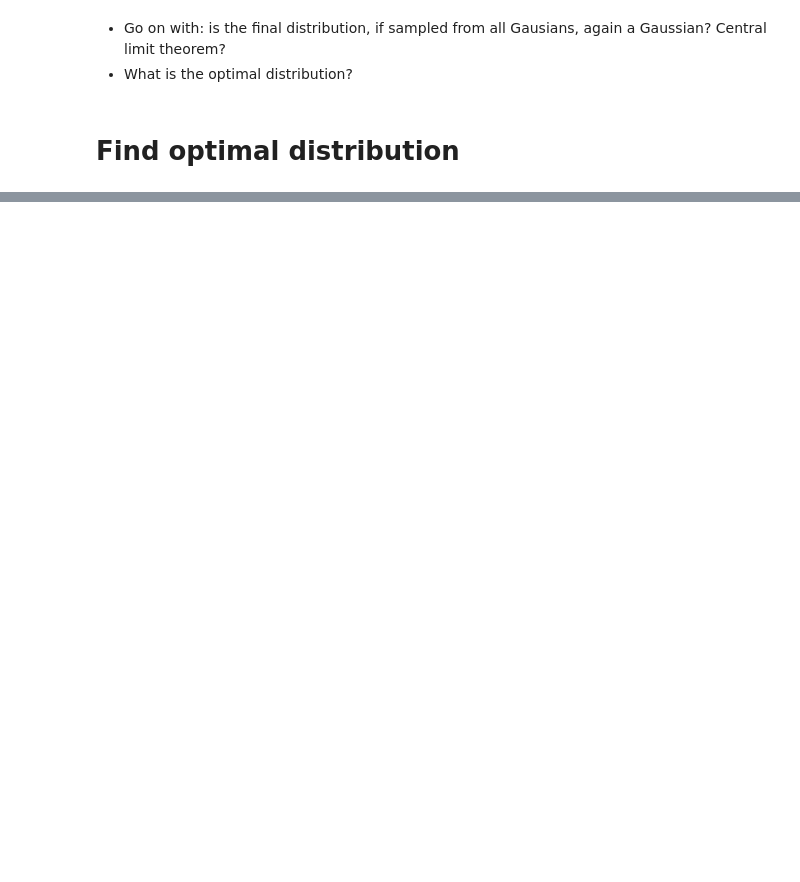
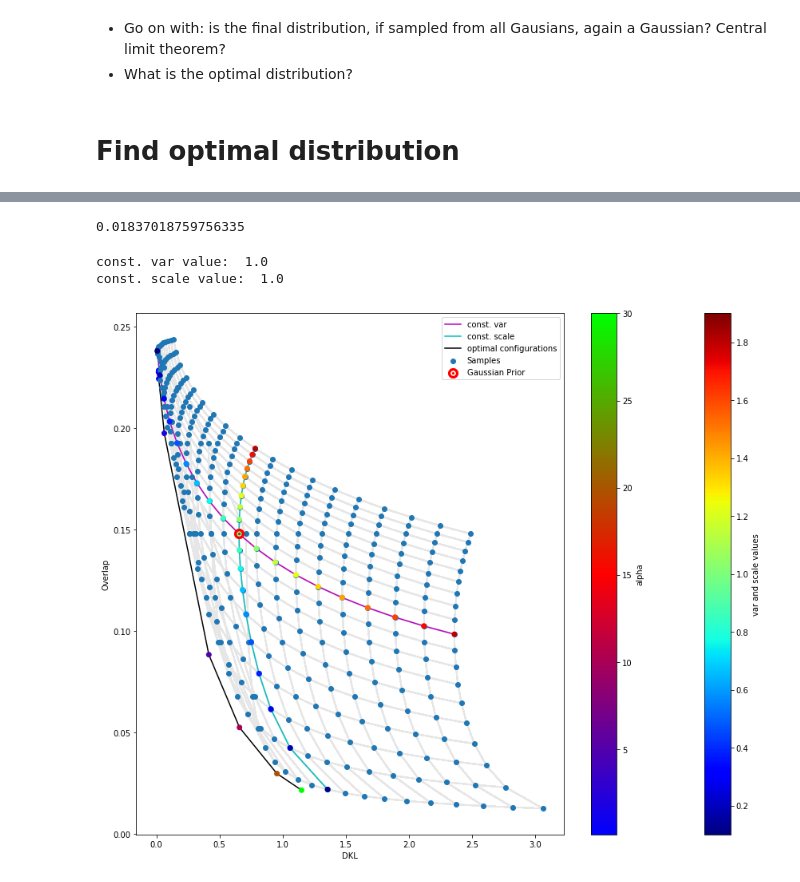
Before and after one commit to tik0/vae_tools, a Jupyter notebook: examples/optimal_latent_distribution.ipynb, the cells around one changed output, grey strips where cells are left out. Saved outputs shown, nothing was run; the diff lists cells and outputs as text; code cells hidden in the pictures; blank space fills up the shorter version.

Commit message:
FInal evaluation of optimal distributions
Signed-off-by: Timo Korthals <tkorthals@cit-ec.uni-bielefeld.de>

```diff
--- a/examples/optimal_latent_distribution.ipynb
+++ b/examples/optimal_latent_distribution.ipynb
@@ -359,0 +342,15 @@ plt.show()
+# %%
+# Sweep through alpha
+
+results_configurations = {"alpha": [], "results_configuration": []}
+alphas = [0.1, 0.5, 1.0, 2.0, 5.0, 10., 20., 30.]
+for alpha in alphas:
+    print("alpha: ", alpha)
+    #n = 11 # same uneven number so that one value is centred at 0.0
+    epoch = n * 20
+    mean_0 = np.linspace(-1, 1, n, True)
+    var_0 = .5 * np.ones(shape=(n,))
+    n_jobs = 16
+    results_configuration = find_best_configuration(n, epoch, mean_0, var_0, alpha, n_jobs)
+    results_configurations["alpha"].append(alpha)
+    results_configurations["results_configuration"].append(results_configuration)
@@ -359,0 +375,24 @@ plt.show()
+# %%
+final_mean_l_dkl = []
+final_mean_overlap = []
+for results_configuration in results_configurations["results_configuration"]:
+    final_mean_l_dkl.append(results_configuration["mean_l_dkl"][-1])
+    final_mean_overlap.append(results_configuration["mean_overlap"][-1])
+# %% [output]
+0.01837018759756335
+# %%
+ax = plot_results(results, do_show = False, figsize=(15, 12))
+cmap = matplotlib.cm.get_cmap('brg')
+val = np.asarray(alphas)
+rgba = cmap((val - val.min()) / val.max())
+ax.plot(final_mean_l_dkl, final_mean_overlap, c=[0.,0.,0.,1.], zorder=1, label='optimal configurations')
+ax.scatter(final_mean_l_dkl, final_mean_overlap, c=rgba, zorder=2)
+m = cm.ScalarMappable(cmap=cm.brg)
+m.set_array(alphas)
+plt.colorbar(m, label='alpha')
+plt.legend()
+plt.show()
+# %% [output]
+const. var value:  1.0
+const. scale value:  1.0
+[figure, added]
```
Also changed, not shown: parts of 16 cells of this notebook.
